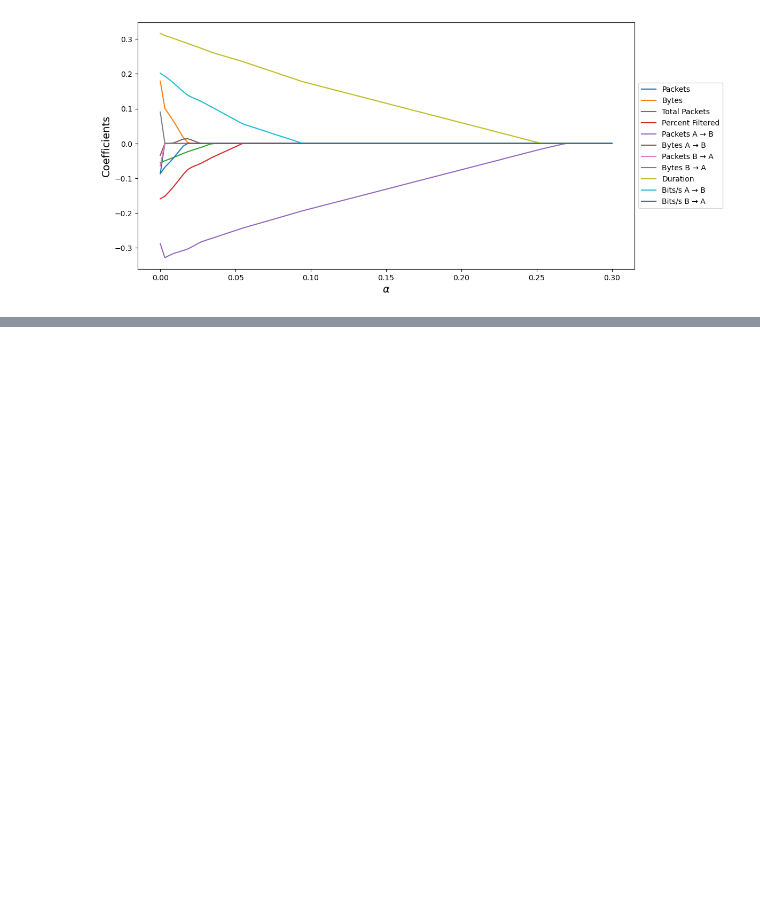
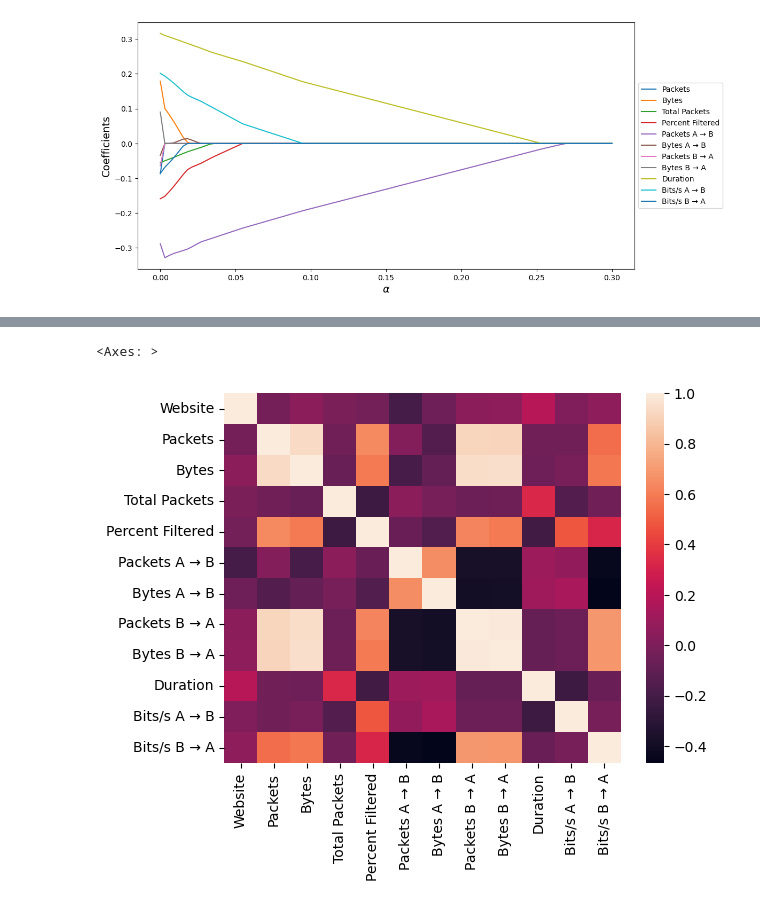
Before and after one commit to charleshu-8/C400-Capstone-Project, a Jupyter notebook: model_lasso.ipynb, the cells around one changed output, grey strips where cells are left out. Drawn from its saved outputs; the diff is of its cells as text; code cells hidden in the pictures; blank space fills up the shorter version.

```diff
--- a/model_lasso.ipynb
+++ b/model_lasso.ipynb
@@ -116,0 +135,6 @@ plt.show()
+# %%
+# Create correlation heatmap
+sns.heatmap(data.corr())
+# %% [output]
+<Axes: >
+[figure, added]
```
Also changed, not shown: parts of 2 cells of this notebook, 7 other files.
